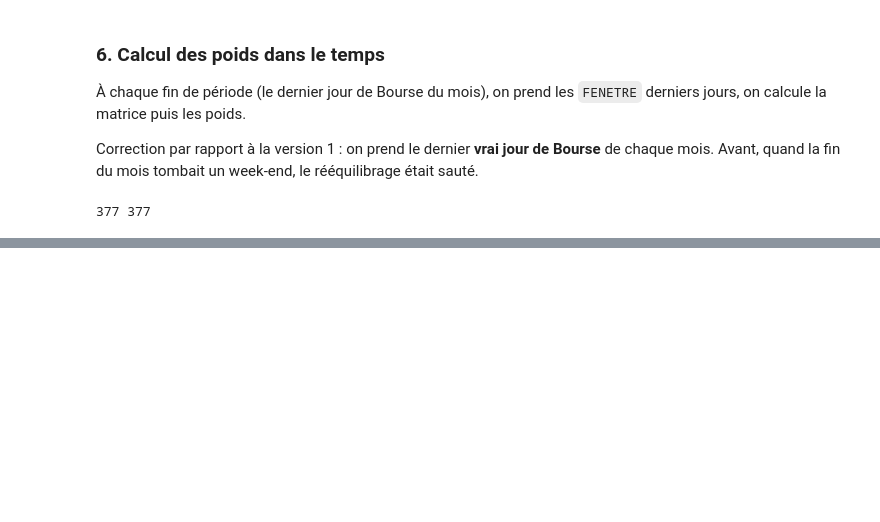
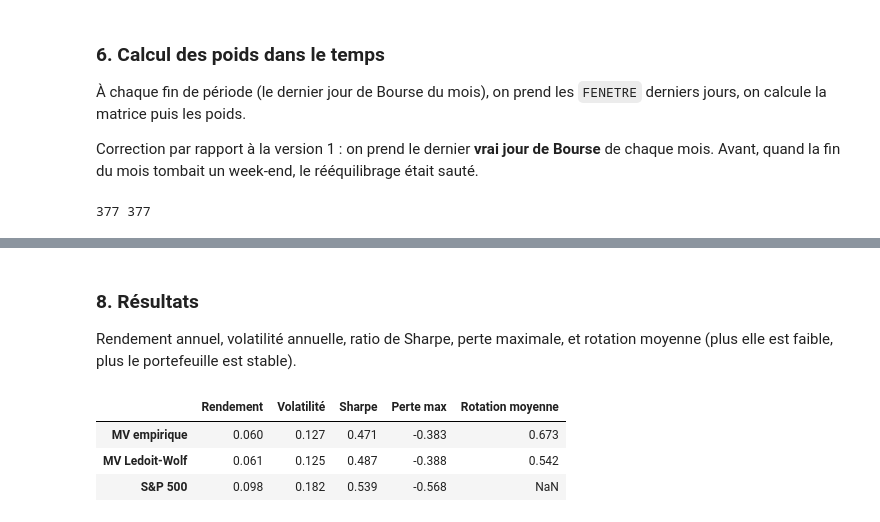
Before and after one commit to Raphaellau26/Estimation-robuste-du-risque-et-optimisation-de-portefeuille, a Jupyter notebook: notebooks/ledoit_wolf.ipynb, the cells around one changed output, grey strips where cells are left out. Drawn from its saved outputs; the diff is of its cells as text; code cells hidden in the pictures; blank space fills up the shorter version.

```diff
--- a/notebooks/ledoit_wolf.ipynb
+++ b/notebooks/ledoit_wolf.ipynb
@@ -125,0 +159,23 @@ print(len(poids_emp), len(poids_lw))
+# %% [markdown]
+### 8. Résultats
+Rendement annuel, volatilité annuelle, ratio de Sharpe, perte maximale, et rotation moyenne (plus elle est faible, plus le portefeuille est stable).
+# %%
+def indicateurs(r):
+    rdt = (1 + r.mean())**252 - 1
+    vol = r.std() * np.sqrt(252)
+    valeur = (1 + r).cumprod()
+    perte_max = (valeur / valeur.cummax() - 1).min()
+    return pd.Series({'Rendement': rdt, 'Volatilité': vol, 'Sharpe': rdt / vol, 'Perte max': perte_max})
+
+resultats = rend.apply(indicateurs).T
+resultats['Rotation moyenne'] = [
+    poids_emp.diff().abs().sum(axis=1).iloc[1:].mean(),
+    poids_lw.diff().abs().sum(axis=1).iloc[1:].mean(),
+    np.nan,
+]
+resultats.round(3)
+# %% [output]
+|  | Rendement | Volatilité | Sharpe | Perte max | Rotation moyenne |
+| MV empirique | 0.060 | 0.127 | 0.471 | -0.383 | 0.673 |
+| MV Ledoit-Wolf | 0.061 | 0.125 | 0.487 | -0.388 | 0.542 |
+| S&P 500 | 0.098 | 0.182 | 0.539 | -0.568 | NaN |
```
Also changed, not shown: parts of 7 cells of this notebook.
